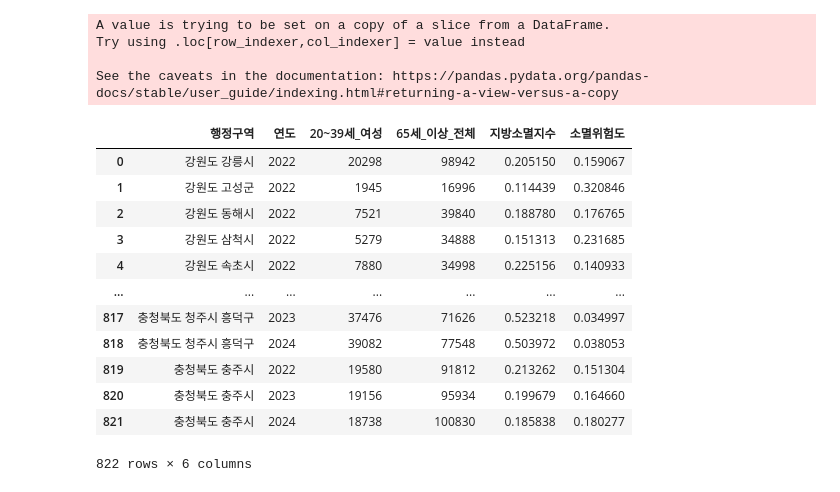
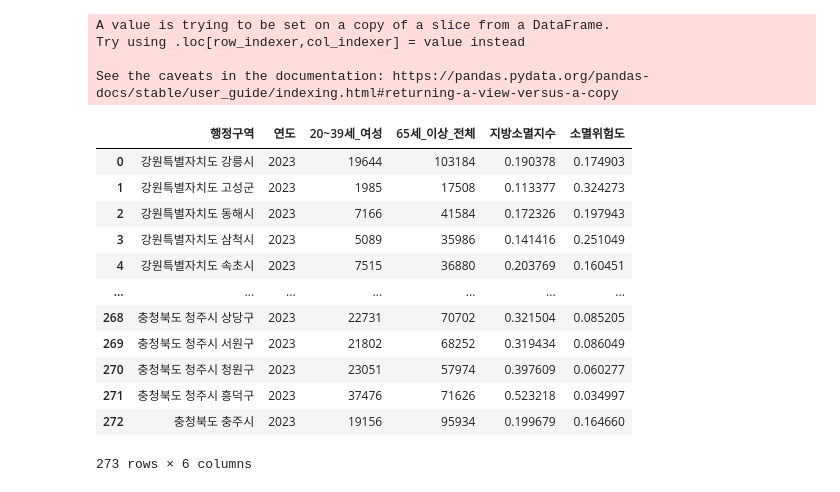
Before and after one commit to iju298/REFrame, a Jupyter notebook: notebooks/01_data_pop_stat.ipynb, the cells around one changed output. Cells and saved outputs as stored; diff of their text form; code cells hidden in the pictures.

```diff
--- a/notebooks/01_data_pop_stat.ipynb
+++ b/notebooks/01_data_pop_stat.ipynb
@@ -142,20 +142,22 @@ Try using .loc[row_indexer,col_indexer] = value instead
 
 See the caveats in the documentation: https://pandas.pydata.org/pandas-docs/stable/user_guide/indexing.html#returning-a-view-versus-a-copy
 # %%
+decline_df = decline_df[decline_df['연도']==2023]
+decline_df.reset_index(drop=True, inplace=True)
 decline_df
 # %% [output]
 |  | 행정구역 | 연도 | 20~39세_여성 | 65세_이상_전체 | 지방소멸지수 | 소멸위험도 |
-| 0 | 강원도 강릉시 | 2022 | 20298 | 98942 | 0.205150 | 0.159067 |
-| 1 | 강원도 고성군 | 2022 | 1945 | 16996 | 0.114439 | 0.320846 |
-| 2 | 강원도 동해시 | 2022 | 7521 | 39840 | 0.188780 | 0.176765 |
-| 3 | 강원도 삼척시 | 2022 | 5279 | 34888 | 0.151313 | 0.231685 |
-| 4 | 강원도 속초시 | 2022 | 7880 | 34998 | 0.225156 | 0.140933 |
+| 0 | 강원특별자치도 강릉시 | 2023 | 19644 | 103184 | 0.190378 | 0.174903 |
+| 1 | 강원특별자치도 고성군 | 2023 | 1985 | 17508 | 0.113377 | 0.324273 |
+| 2 | 강원특별자치도 동해시 | 2023 | 7166 | 41584 | 0.172326 | 0.197943 |
+| 3 | 강원특별자치도 삼척시 | 2023 | 5089 | 35986 | 0.141416 | 0.251049 |
+| 4 | 강원특별자치도 속초시 | 2023 | 7515 | 36880 | 0.203769 | 0.160451 |
 | ... | ... | ... | ... | ... | ... | ... |
-| 817 | 충청북도 청주시 흥덕구 | 2023 | 37476 | 71626 | 0.523218 | 0.034997 |
-| 818 | 충청북도 청주시 흥덕구 | 2024 | 39082 | 77548 | 0.503972 | 0.038053 |
-| 819 | 충청북도 충주시 | 2022 | 19580 | 91812 | 0.213262 | 0.151304 |
-| 820 | 충청북도 충주시 | 2023 | 19156 | 95934 | 0.199679 | 0.164660 |
-| 821 | 충청북도 충주시 | 2024 | 18738 | 100830 | 0.185838 | 0.180277 |
+| 268 | 충청북도 청주시 상당구 | 2023 | 22731 | 70702 | 0.321504 | 0.085205 |
+| 269 | 충청북도 청주시 서원구 | 2023 | 21802 | 68252 | 0.319434 | 0.086049 |
+| 270 | 충청북도 청주시 청원구 | 2023 | 23051 | 57974 | 0.397609 | 0.060277 |
+| 271 | 충청북도 청주시 흥덕구 | 2023 | 37476 | 71626 | 0.523218 | 0.034997 |
+| 272 | 충청북도 충주시 | 2023 | 19156 | 95934 | 0.199679 | 0.164660 |
-822 rows × 6 columns
+273 rows × 6 columns
 # %%
 decline_df.to_csv('./ref_dataset/01_지역소멸지수.csv')
```
Also changed, not shown: 7 other files.
